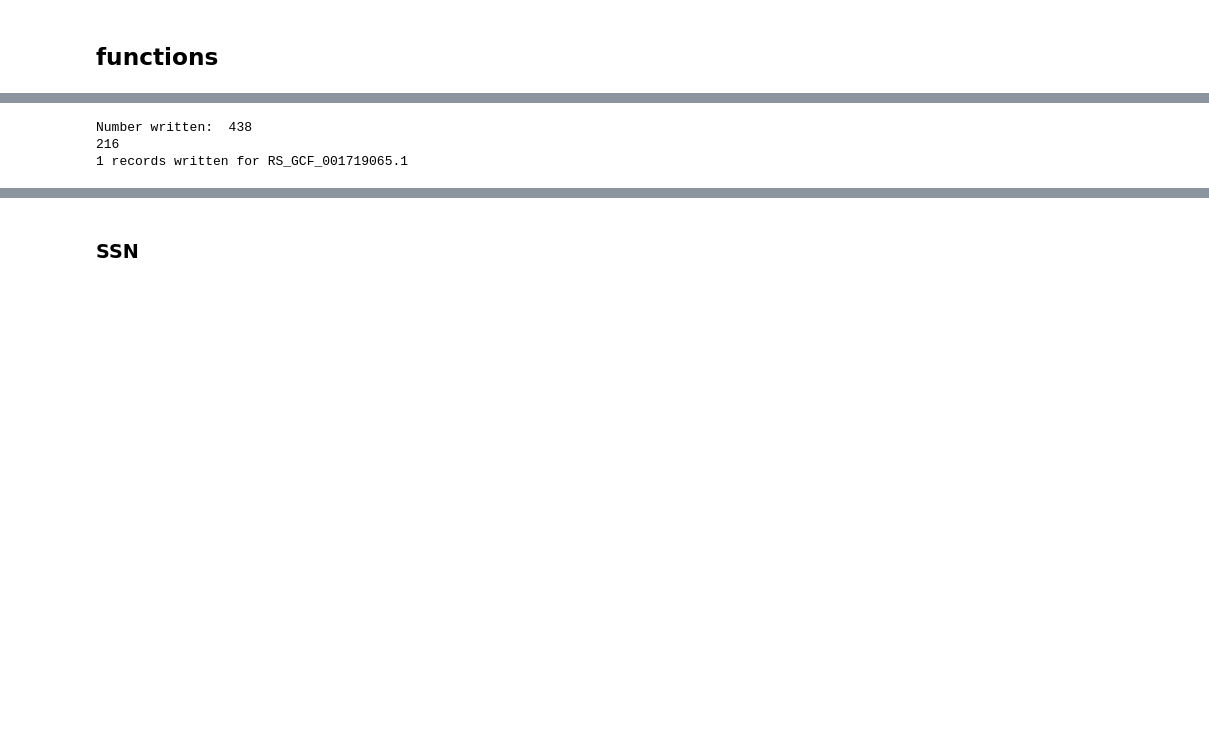
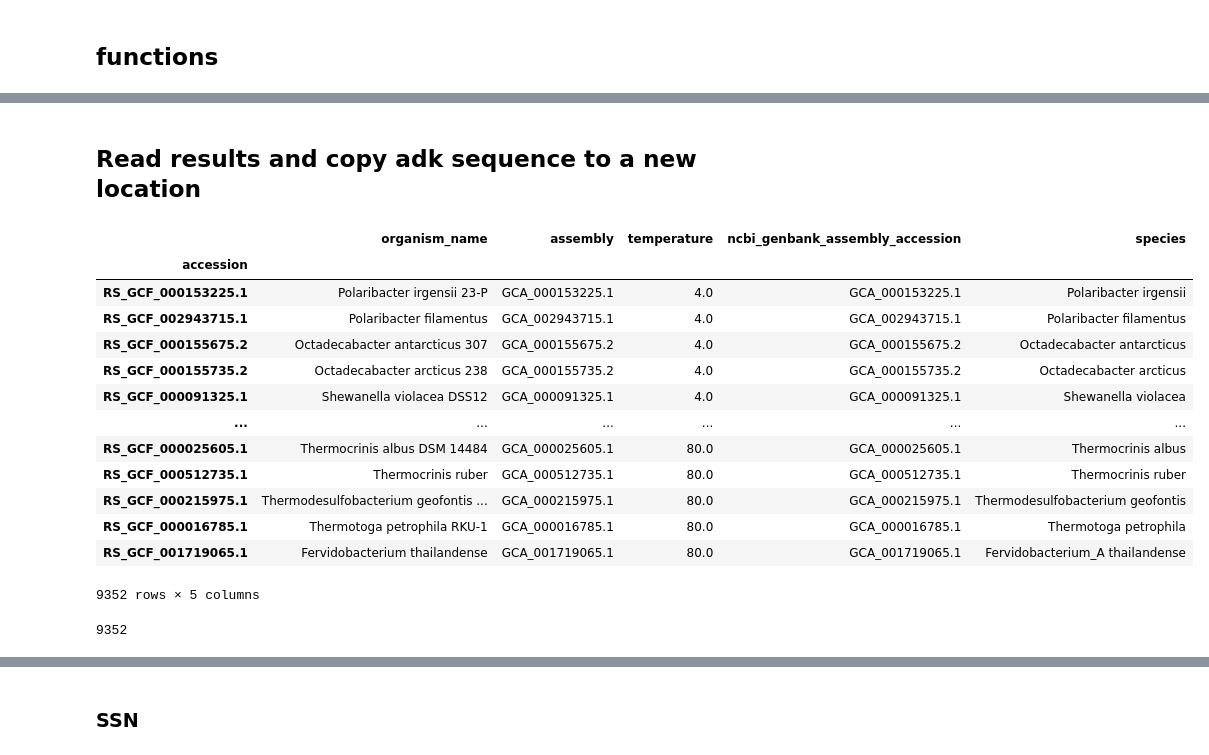
Before and after one commit to realmichaelhoffert/adenylate_kinase_ogt, a Jupyter notebook: notebooks/adenylate_kinase.ipynb, the cells around one changed output, grey strips where cells are left out. Drawn from its saved outputs; the diff is of its cells as text; code cells hidden in the pictures; blank space fills up the shorter version.

```diff
--- a/notebooks/adenylate_kinase.ipynb
+++ b/notebooks/adenylate_kinase.ipynb
@@ -114,0 +117,2 @@ gtdb_md_rep['species'] = gtdb_md_rep['gtdb_taxonomy'].apply(lambda x: x.split(';
+# %%
+merged = merged.set_index('accession')
@@ -178,44 +150,19 @@ merged.groupby('temperature').apply(lambda x: x.head(10))
-# %%
-num_written = 0
-# for the first 10 genomes at each temperature
-for acc in merged.groupby('temperature').apply(lambda x: x.head(10))['accession'].values:
-    clear_output(wait=True)
-    print('Number written: ',num_written)
-    # load teable
-    pfam_table = read_pfam_table_pandas(f'/data/mhoffert/genomes/GTDB_r207/pfam/{acc}_tblout.txt.gz')
-    # get the ID of the gene annotated with PF00406
-    adk_gene_id = pfam_table[pfam_table['query_accession'].str.contains('PF00406')].sort_values('full_score', ascending=False)['target_name'].values[0]
-    # open the genome fasta
-    with open(f'/data/mhoffert/genomes/GTDB_r207/protein_faa_reps/bacteria/{acc}_protein.faa', 'r') as handle:
-        records = [r for r in SeqIO.parse(handle, 'fasta')]
-
-    # get the record corresponding to the adk-annotated gene
-    to_write_records = [r for r in records if r.id == adk_gene_id]
-
-    # if there's no adk, we've got a problem
-    if len(to_write_records) == 0:
-        break
-        print(f'Error: {acc}, {adk_gene_id}')
-
-    # write all Adk genes to a separate faa file
-    total = 0
-    with open(f'/data/mhoffert/fiererlab/ogt/results/colabfold/adk_sequences/{acc}.faa', 'w') as out_handle:
-        for twr in to_write_records:
-            temp = merged.set_index('accession').loc[acc, 'temperature']
-            twr.id = f'{acc}|{adk_gene_id}|adk_sequence|temp={temp}'
-            twr.description = f'{acc}|{adk_gene_id}|adk_sequence|temp={temp}'
-            twr.seq = twr.seq.replace('*', '')
-            print(len(twr.seq))
-            # SeqIO.write(twr, out_handle, 'fasta')
-            total += 1
-
-        records_list = [FastaIO.as_fasta_2line(record) for record in to_write_records]
-        out_handle.writelines(records_list)
-
-    print(f'{total} records written for {acc}')
-
-    num_written += 1
-# %% [output]
-Number written:  438
-216
-1 records written for RS_GCF_001719065.1
+# %% [markdown]
+## Read results and copy adk sequence to a new location
+# %%
+merged
+# %% [output]
+|  | organism_name | assembly | temperature | ncbi_genbank_assembly_accession | species |
+| accession |  |  |  |  |  |
+| RS_GCF_000153225.1 | Polaribacter irgensii 23-P | GCA_000153225.1 | 4.0 | GCA_000153225.1 | Polaribacter irgensii |
+| RS_GCF_002943715.1 | Polaribacter filamentus | GCA_002943715.1 | 4.0 | GCA_002943715.1 | Polaribacter filamentus |
+| RS_GCF_000155675.2 | Octadecabacter antarcticus 307 | GCA_000155675.2 | 4.0 | GCA_000155675.2 | Octadecabacter antarcticus |
+| RS_GCF_000155735.2 | Octadecabacter arcticus 238 | GCA_000155735.2 | 4.0 | GCA_000155735.2 | Octadecabacter arcticus |
+| RS_GCF_000091325.1 | Shewanella violacea DSS12 | GCA_000091325.1 | 4.0 | GCA_000091325.1 | Shewanella violacea |
+| ... | ... | ... | ... | ... | ... |
+| RS_GCF_000025605.1 | Thermocrinis albus DSM 14484 | GCA_000025605.1 | 80.0 | GCA_000025605.1 | Thermocrinis albus |
+| RS_GCF_000512735.1 | Thermocrinis ruber | GCA_000512735.1 | 80.0 | GCA_000512735.1 | Thermocrinis ruber |
+| RS_GCF_000215975.1 | Thermodesulfobacterium geofontis ... | GCA_000215975.1 | 80.0 | GCA_000215975.1 | Thermodesulfobacterium geofontis |
+| RS_GCF_000016785.1 | Thermotoga petrophila RKU-1 | GCA_000016785.1 | 80.0 | GCA_000016785.1 | Thermotoga petrophila |
+| RS_GCF_001719065.1 | Fervidobacterium thailandense | GCA_001719065.1 | 80.0 | GCA_001719065.1 | Fervidobacterium_A thailandense |
+9352 rows × 5 columns
@@ -221,0 +171,4 @@ Number written:  438
+# %%
+len(pfam_tables)
+# %% [output]
+9352
```
Also changed, not shown: parts of 31 cells of this notebook.
